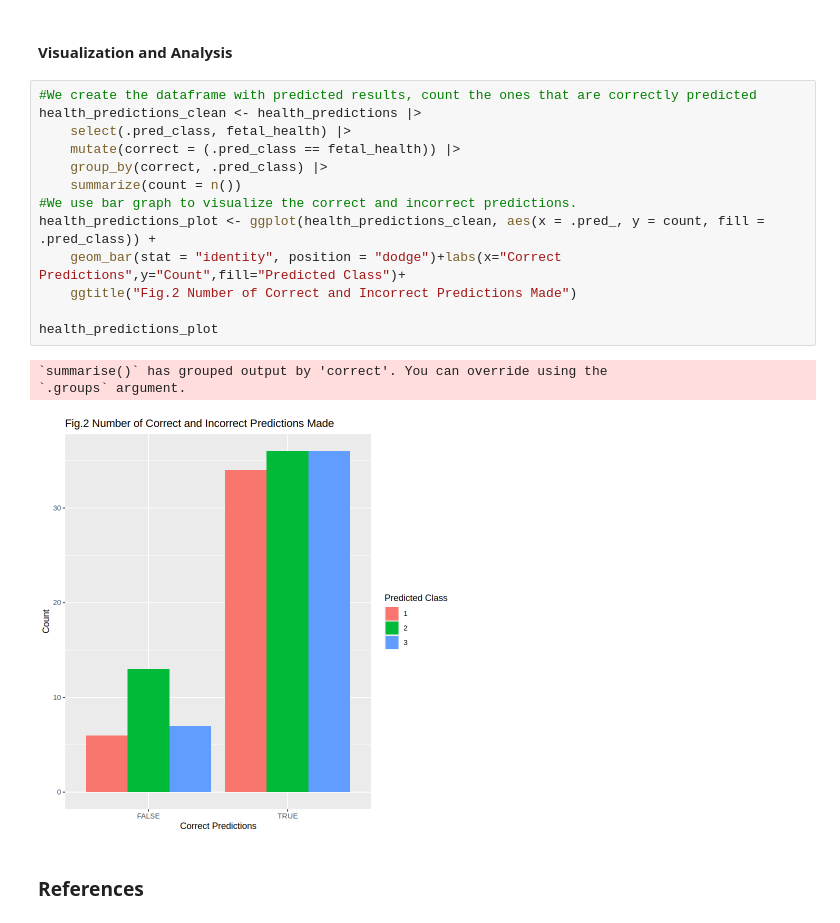
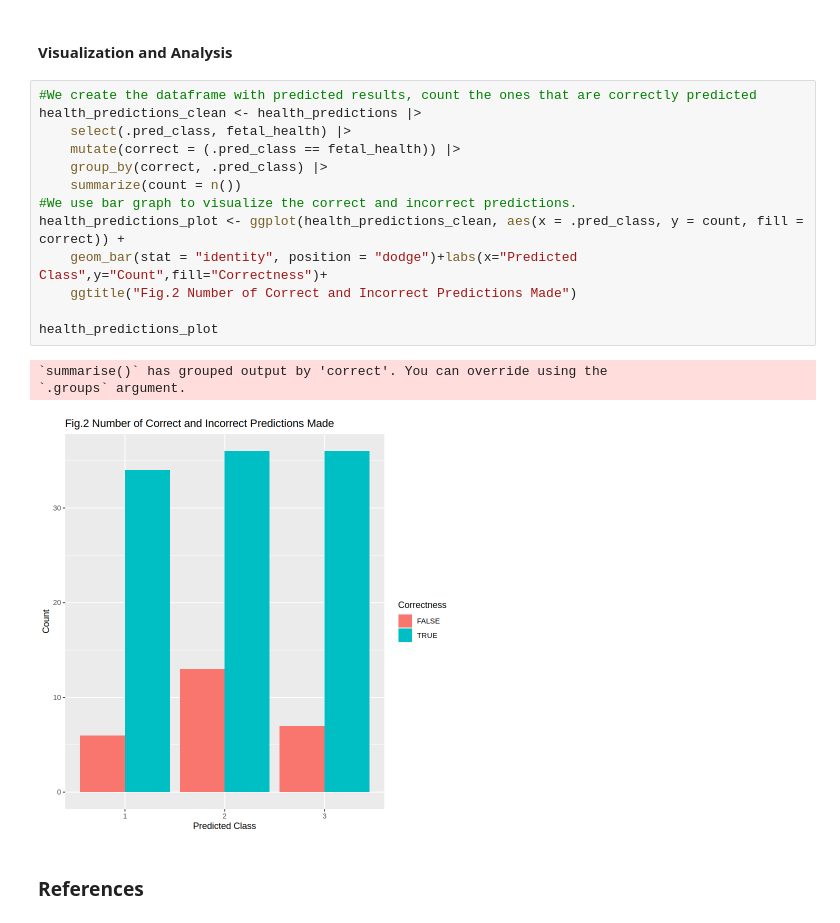
Before and after one commit to wonha0620/dsci_100_proj, a Jupyter notebook: Group Project.ipynb, the cells around one changed output. Drawn from its saved outputs; the diff is of its cells as text.

Commit message:
changed plot

```diff
--- a/Group Project.ipynb
+++ b/Group Project.ipynb
@@ -261,20 +261,20 @@ Our model seems to be able to predict accurately 80% of the time. We do deeper a
 # %%
 #We create the dataframe with predicted results, count the ones that are correctly predicted
 health_predictions_clean <- health_predictions |>
     select(.pred_class, fetal_health) |>
     mutate(correct = (.pred_class == fetal_health)) |>
     group_by(correct, .pred_class) |>
     summarize(count = n())
 #We use bar graph to visualize the correct and incorrect predictions.
-health_predictions_plot <- ggplot(health_predictions_clean, aes(x = .pred_, y = count, fill = .pred_class)) +
-    geom_bar(stat = "identity", position = "dodge")+labs(x="Correct Predictions",y="Count",fill="Predicted Class")+
+health_predictions_plot <- ggplot(health_predictions_clean, aes(x = .pred_class, y = count, fill = correct)) +
+    geom_bar(stat = "identity", position = "dodge")+labs(x="Predicted Class",y="Count",fill="Correctness")+
     ggtitle("Fig.2 Number of Correct and Incorrect Predictions Made")
 
 health_predictions_plot
 # %% [output]
 `summarise()` has grouped output by 'correct'. You can override using the
 `.groups` argument.
-[figure, old version]
+[figure, new version]
 # %% [markdown]
 ### References
 # %% [markdown]
```
